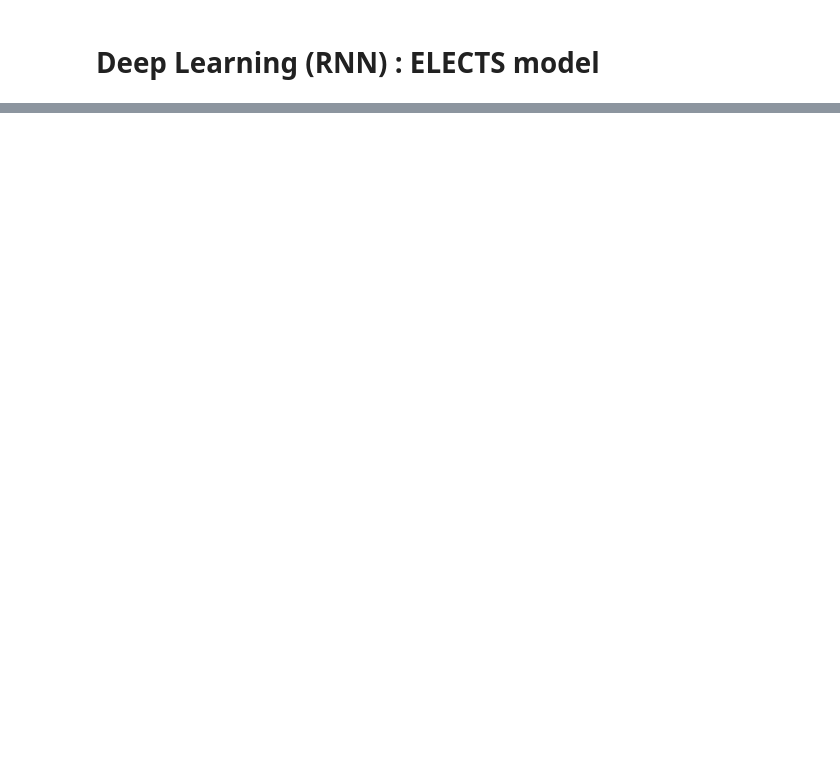
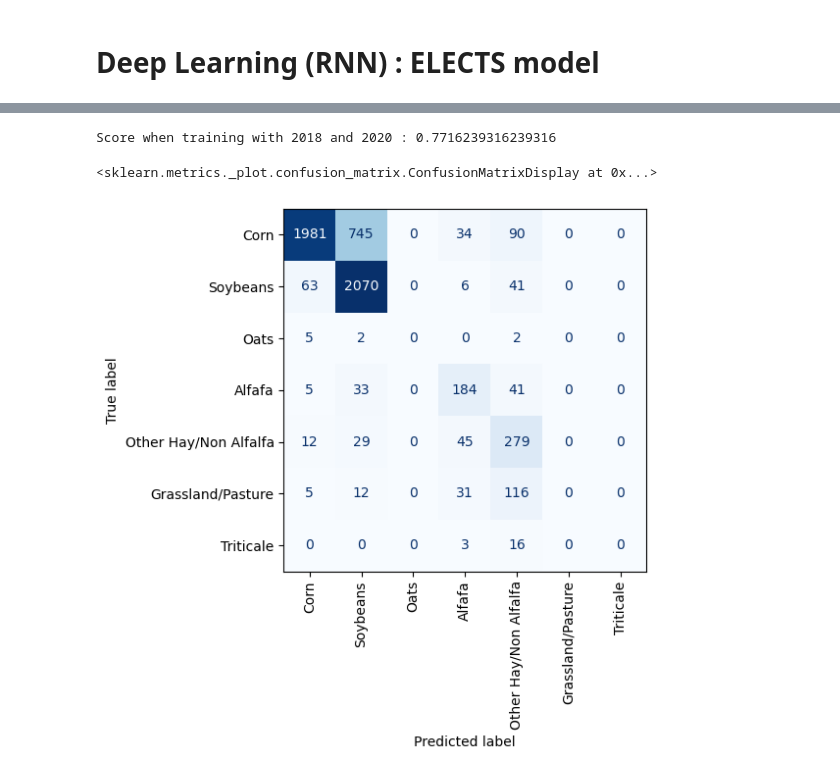
Before and after one commit to earthdaily/bids2023-hackathon, a Jupyter notebook: edagro-crop-detection/workflow.ipynb, the cells around one changed output, grey strips where cells are left out. Saved outputs shown, nothing was run; the diff lists cells and outputs as text; code cells hidden in the pictures; blank space fills up the shorter version.

Commit message:
add ELECTS part

```diff
--- a/edagro-crop-detection/workflow.ipynb
+++ b/edagro-crop-detection/workflow.ipynb
@@ -146,3 +184,26 @@ Score when training with 2018 and 2020 : 0.7976068376068376
 # Deep Learning (RNN) : ELECTS model
 # %%
 import elects
+
+n_bands = 9  # VNIR + NDVI
+
+train_ds = utils.torch_dataset(X_18, y_18, n_bands=n_bands)
+test_ds = utils.torch_dataset(X_19, y_19, n_bands=n_bands)
+
+model = elects.train(
+    train_ds,
+    test_ds,
+    n_classes=len(utils.y_labels),
+    epochs=100,
+    n_bands=n_bands,
+)
+
+y_pred = model.predict(utils.x_to_torch(X_19, n_bands))[2].detach().numpy()
+
+score = metrics.accuracy_score(y_19, y_pred)
+print(f"Score when training with 2018 and 2020 : {score}")
+
+metrics.ConfusionMatrixDisplay.from_predictions(
+    y_19, y_pred, **cm_plot_kwargs
+)
+# %% [output]
@@ -148,0 +211,3 @@ import elects
+Score when training with 2018 and 2020 : 0.7716239316239316
+<sklearn.metrics._plot.confusion_matrix.ConfusionMatrixDisplay at 0x...>
+[figure, added]
```
Also changed, not shown: parts of 11 cells of this notebook, 4 other files.
